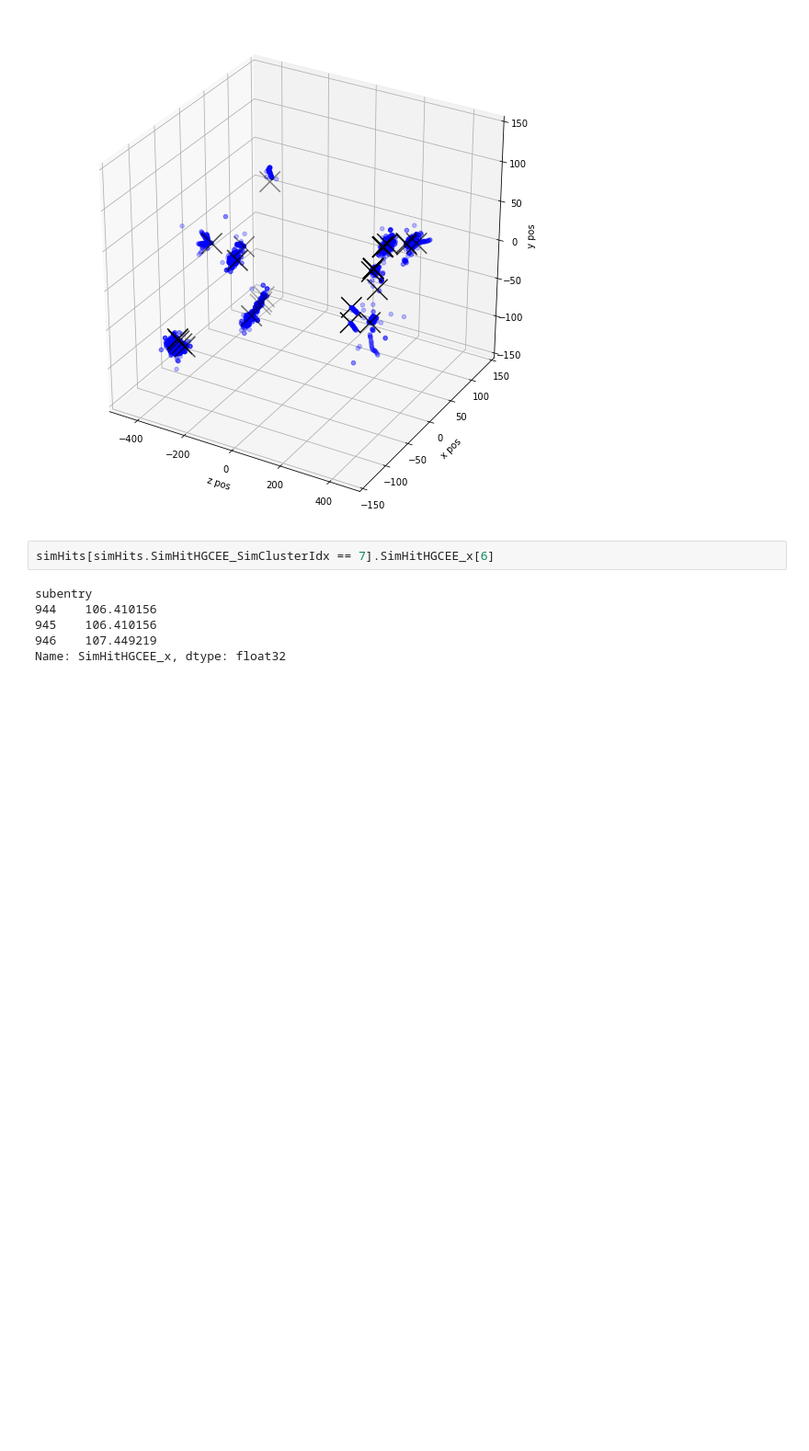
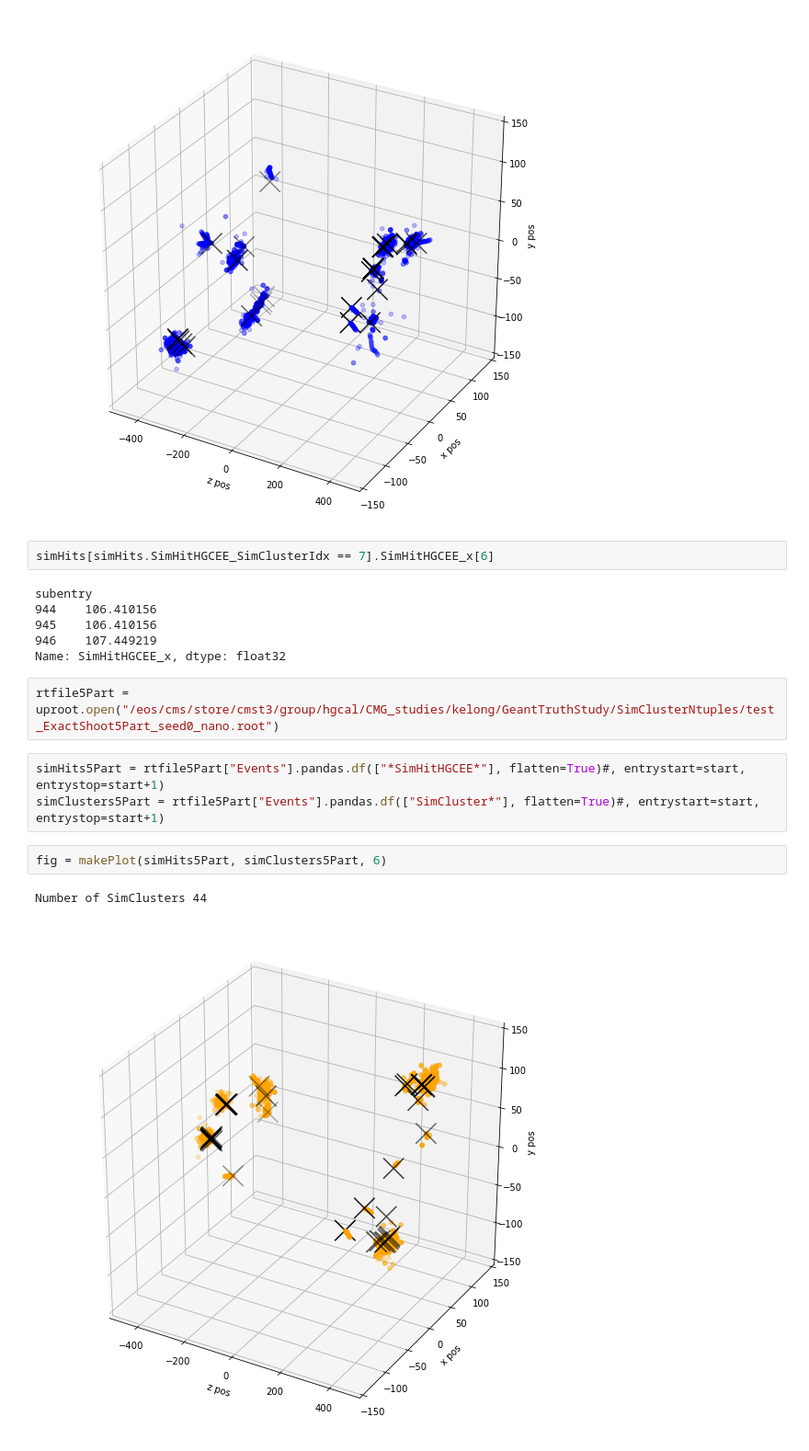
Before and after one commit to kdlong/SimClusterValidation, a Jupyter notebook: SimClusterValidation.ipynb, the cells around one changed output. Shown at 92% size. Drawn from its saved outputs; the diff is of its cells as text; blank space fills up the shorter version.

```diff
--- a/SimClusterValidation.ipynb
+++ b/SimClusterValidation.ipynb
@@ -112,3 +112,13 @@ subentry
 945    106.410156
 946    107.449219
 Name: SimHitHGCEE_x, dtype: float32
+# %%
+rtfile5Part = uproot.open("/eos/cms/store/cmst3/group/hgcal/CMG_studies/kelong/GeantTruthStudy/SimClusterNtuples/test_ExactShoot5Part_seed0_nano.root")
+# %%
+simHits5Part = rtfile5Part["Events"].pandas.df(["*SimHitHGCEE*"], flatten=True)#, entrystart=start, entrystop=start+1)
+simClusters5Part = rtfile5Part["Events"].pandas.df(["SimCluster*"], flatten=True)#, entrystart=start, entrystop=start+1)
+# %%
+fig = makePlot(simHits5Part, simClusters5Part, 6)
+# %% [output]
+Number of SimClusters 44
+[figure, added]
```
Also changed, not shown: 2 other files.
